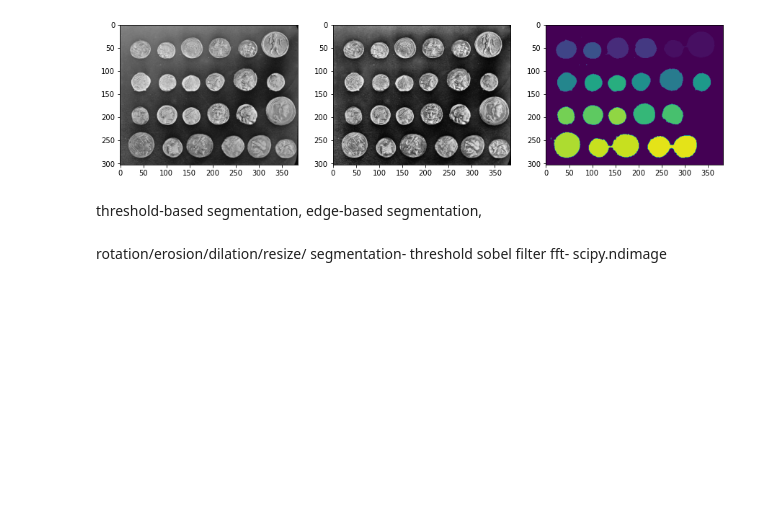
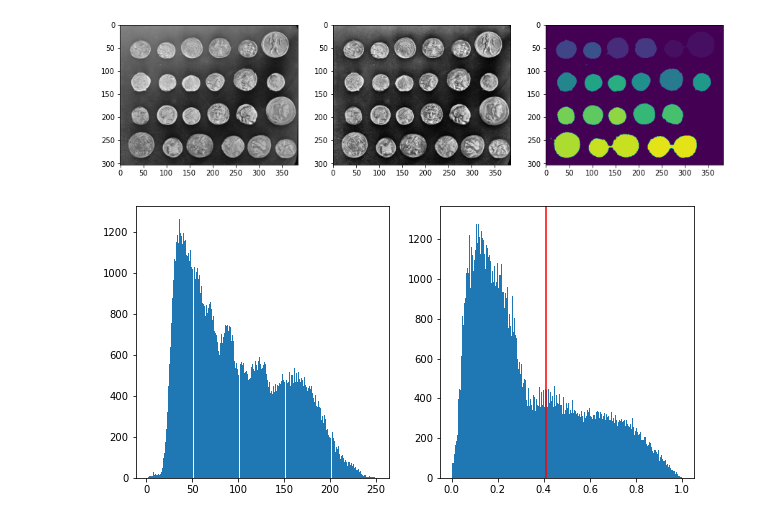
Before and after one commit to ehgus/python-101, a Jupyter notebook: chp2-image-processing.ipynb, the cells around one changed output. Cells and saved outputs as stored; diff of their text form; code cells hidden in the pictures; blank space fills up the shorter version.

Commit message:
jupyter notebook visualization

```diff
--- a/chp2-image-processing.ipynb
+++ b/chp2-image-processing.ipynb
@@ -188,9 +189,9 @@ axes[]
 # %% [output]
 [figure]
-# %% [markdown]
-threshold-based segmentation, edge-based segmentation,
-# %% [markdown]
-rotation/erosion/dilation/resize/
-segmentation- threshold
-sobel filter
-fft- scipy.ndimage
+# %%
+fig, axes = plt.subplots(1,2,figsize=(10,5))
+axes[0].hist(coins.ravel(),bins=256)
+axes[1].hist(coins_h_cont.ravel(),bins=256)
+axes[1].axvline(thresh,color='r');
+# %% [output]
+[figure, added]
```
Also changed, not shown: parts of 2 cells of this notebook, 1 other file.
